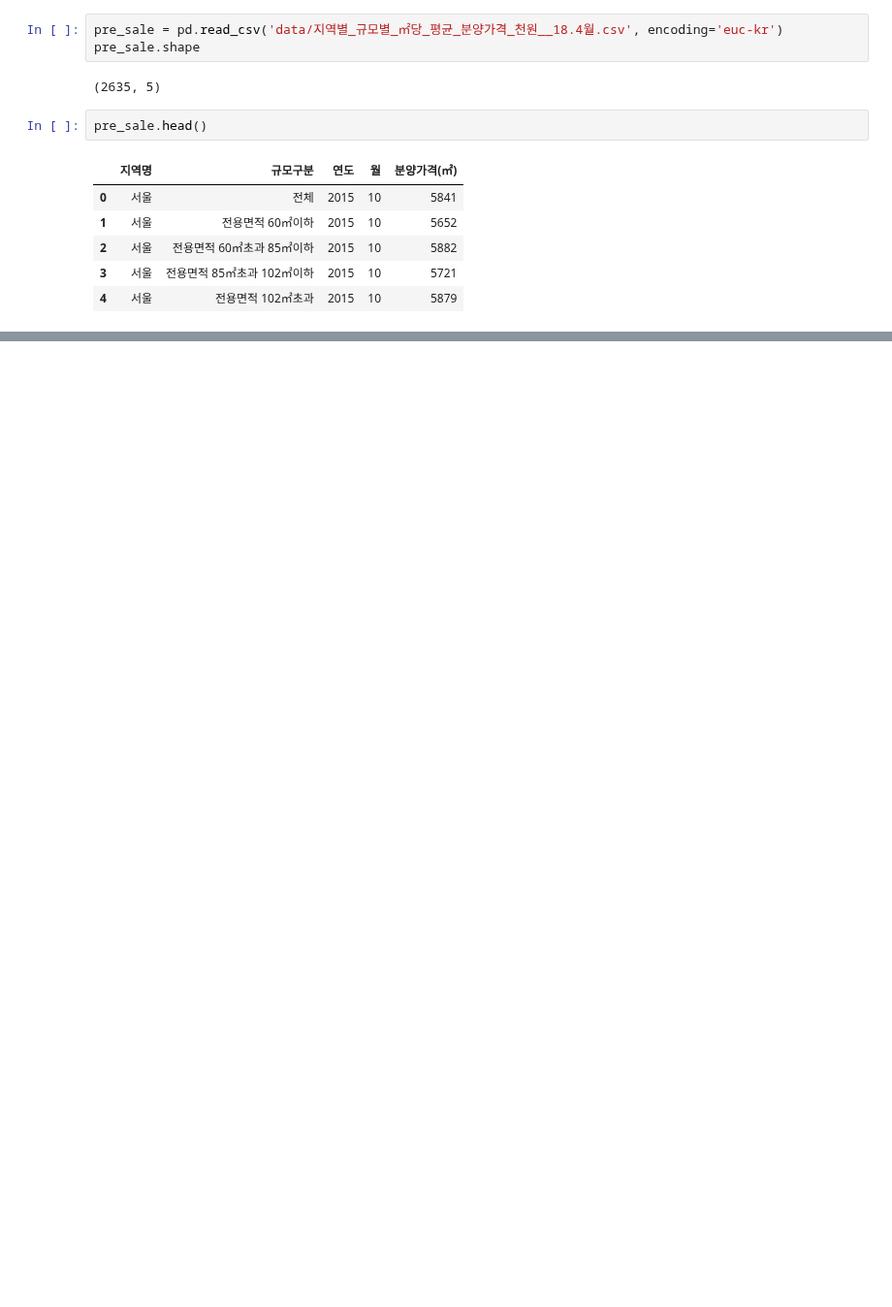
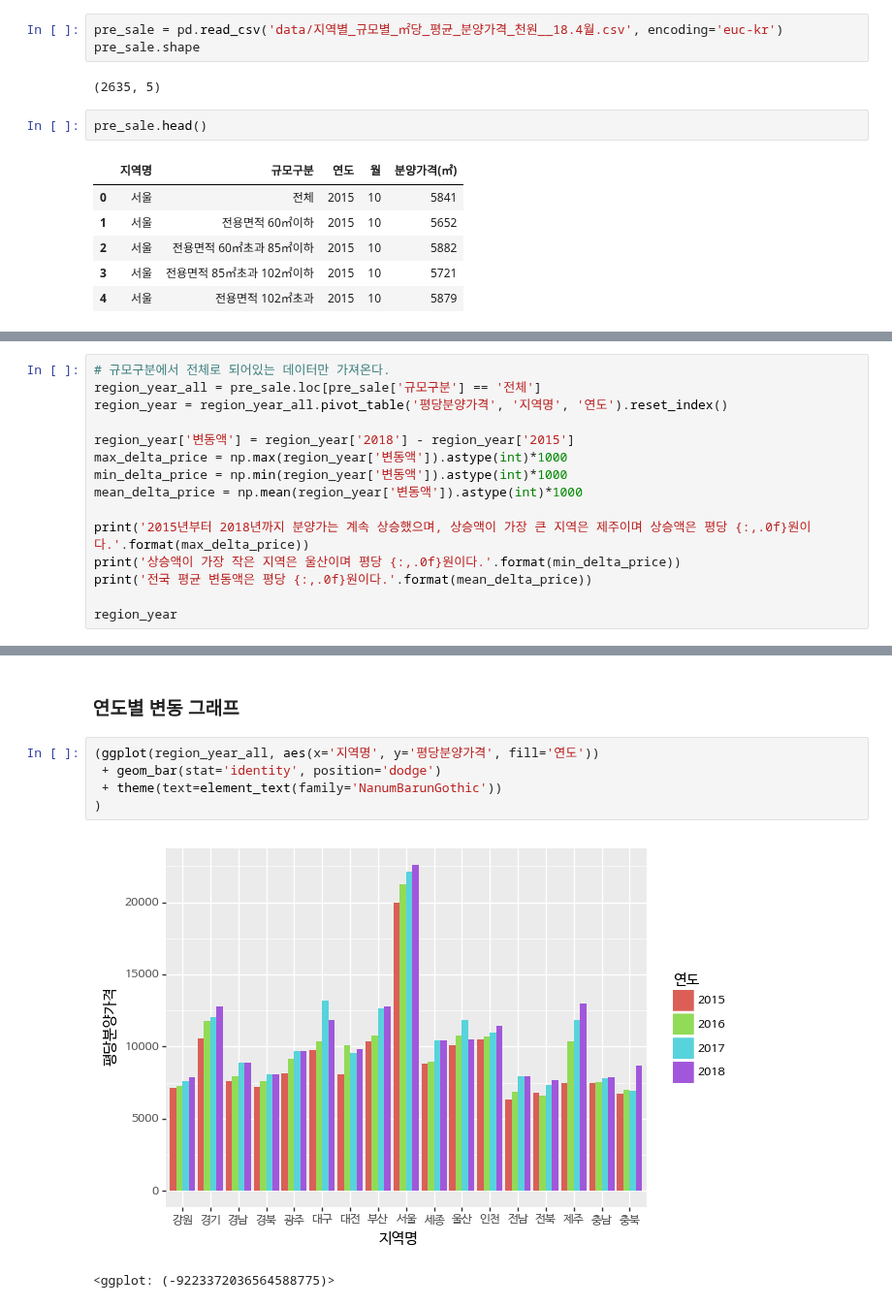
Before and after one commit to corazzon/OpenDataWrangling, a Jupyter notebook: apt_presale_price.ipynb, the cells around one changed output, grey strips where cells are left out. Shown at 97% size. Drawn from its saved outputs; the diff is of its cells as text; blank space fills up the shorter version.

```diff
--- a/apt_presale_price.ipynb
+++ b/apt_presale_price.ipynb
@@ -48,0 +141,15 @@ pre_sale_2017.shape
+# %%
+# 규모구분에서 전체로 되어있는 데이터만 가져온다.
+region_year_all = pre_sale.loc[pre_sale['규모구분'] == '전체']
+region_year = region_year_all.pivot_table('평당분양가격', '지역명', '연도').reset_index()
+
+region_year['변동액'] = region_year['2018'] - region_year['2015']
+max_delta_price = np.max(region_year['변동액']).astype(int)*1000
+min_delta_price = np.min(region_year['변동액']).astype(int)*1000
+mean_delta_price = np.mean(region_year['변동액']).astype(int)*1000
+
+print('2015년부터 2018년까지 분양가는 계속 상승했으며, 상승액이 가장 큰 지역은 제주이며 상승액은 평당 {:,.0f}원이다.'.format(max_delta_price))
+print('상승액이 가장 작은 지역은 울산이며 평당 {:,.0f}원이다.'.format(min_delta_price))
+print('전국 평균 변동액은 평당 {:,.0f}원이다.'.format(mean_delta_price))
+
+region_year
@@ -48,0 +178,10 @@ pre_sale_2017.shape
+# %% [markdown]
+### 연도별 변동 그래프
+# %%
+(ggplot(region_year_all, aes(x='지역명', y='평당분양가격', fill='연도'))
+ + geom_bar(stat='identity', position='dodge')
+ + theme(text=element_text(family='NanumBarunGothic'))
+)
+# %% [output]
+[figure, added]
+<ggplot: (-9223372036564588775)>
```
Also changed, not shown: parts of 23 cells of this notebook.
